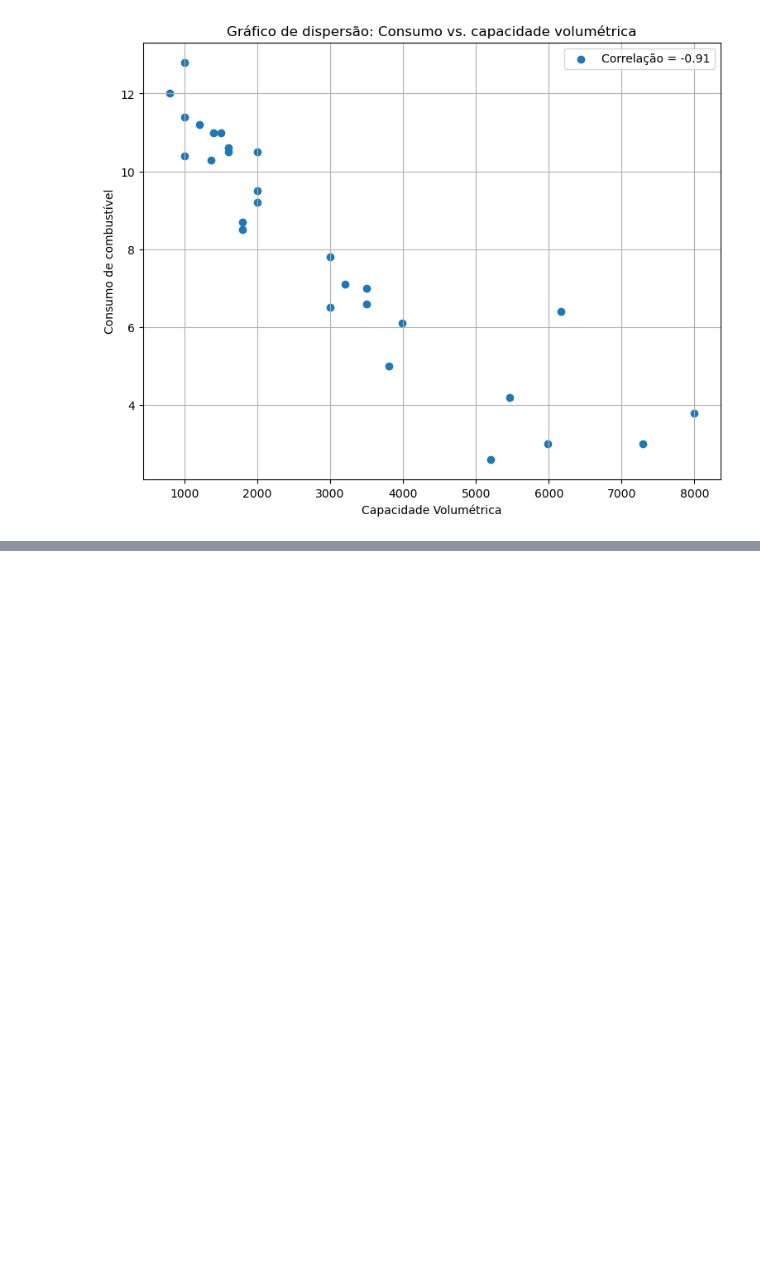
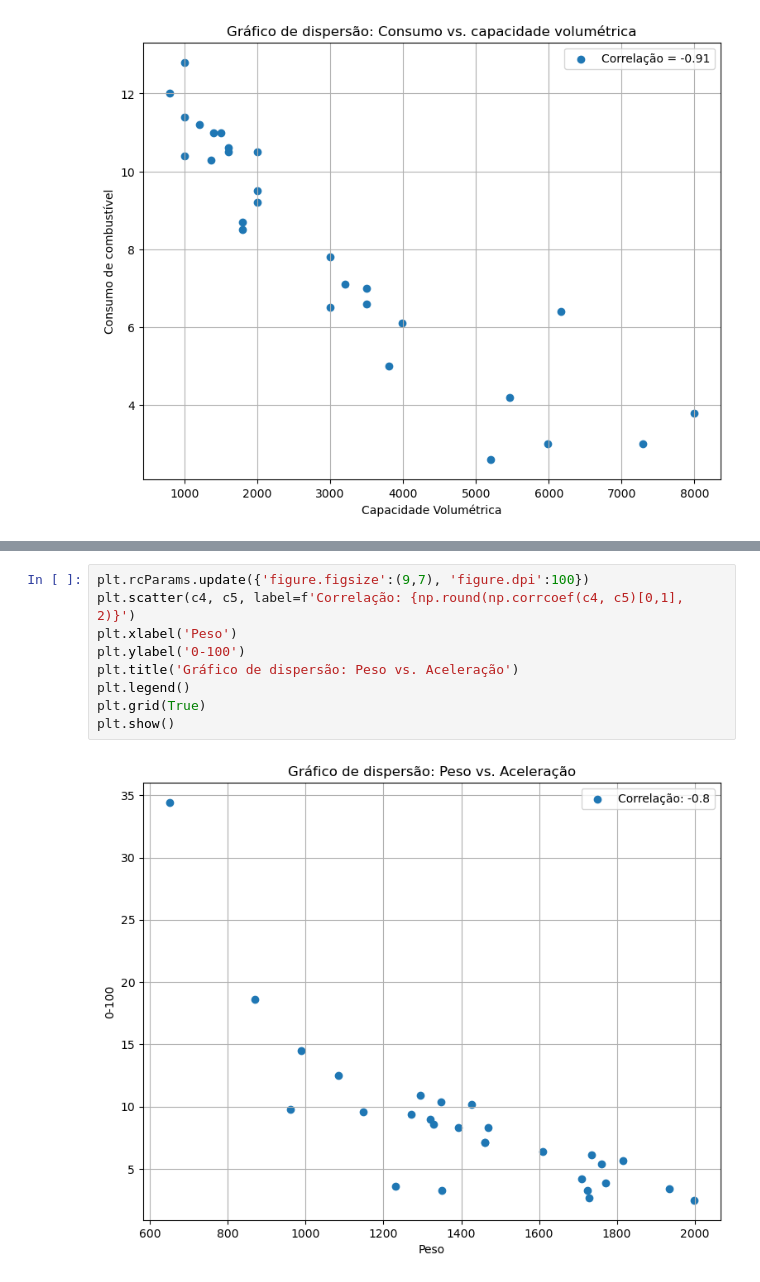
Before and after one commit to eliabev/Data_Science_Courses, a Jupyter notebook: aula_01/teste.ipynb, the cells around one changed output, grey strips where cells are left out. Drawn from its saved outputs; the diff is of its cells as text; blank space fills up the shorter version.

```diff
--- a/aula_01/teste.ipynb
+++ b/aula_01/teste.ipynb
@@ -120,0 +139,11 @@ plt.show()
+# %%
+plt.rcParams.update({'figure.figsize':(9,7), 'figure.dpi':100})
+plt.scatter(c4, c5, label=f'Correlação: {np.round(np.corrcoef(c4, c5)[0,1], 2)}')
+plt.xlabel('Peso')
+plt.ylabel('0-100')
+plt.title('Gráfico de dispersão: Peso vs. Aceleração')
+plt.legend()
+plt.grid(True)
+plt.show()
+# %% [output]
+[figure, added]
```
Also changed, not shown: parts of 11 cells of this notebook.
